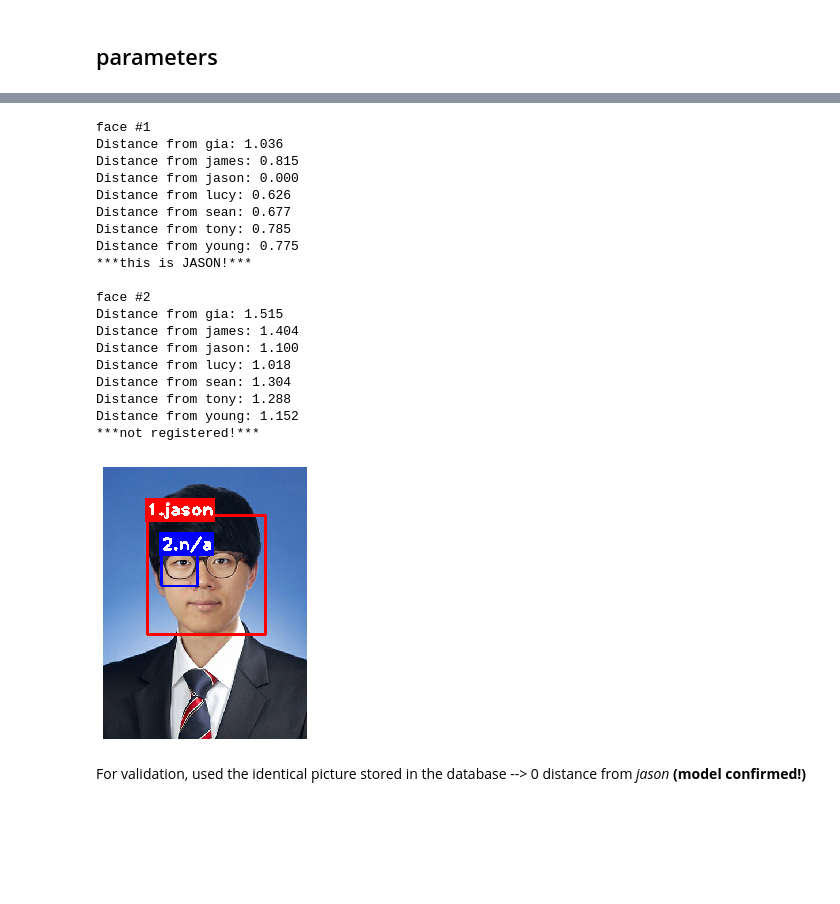
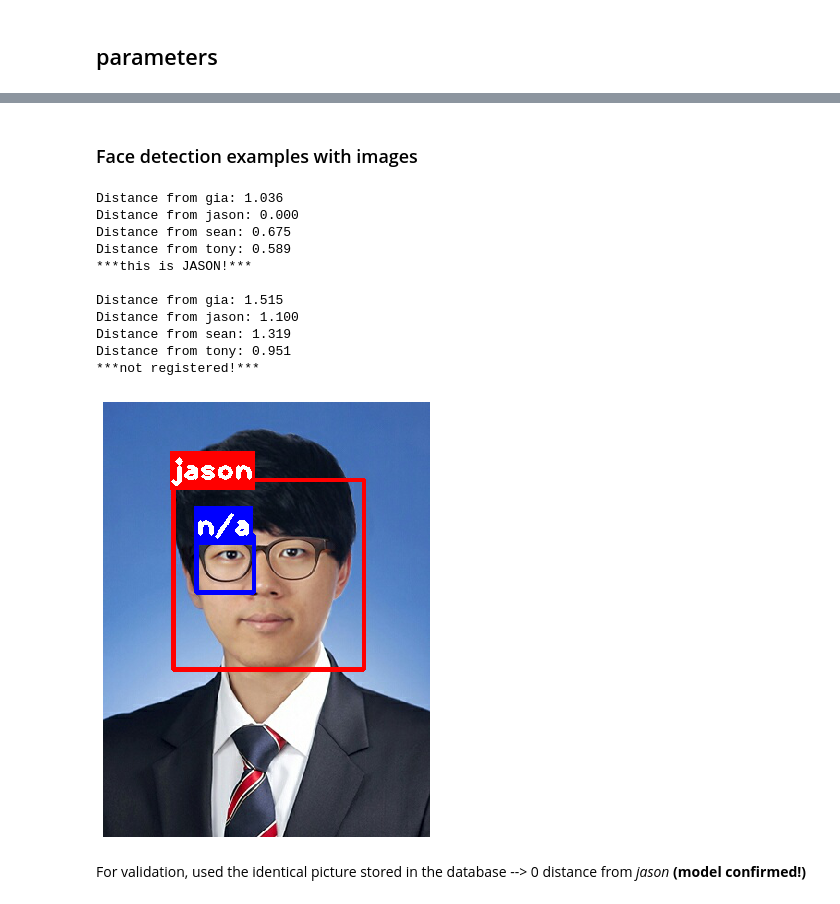
Before and after one commit to sungsujaing/TV_time_tracking_face_recognition, a Jupyter notebook: TV_time_tracking_face_recognition_v3.ipynb, the cells around one changed output, grey strips where cells are left out. Saved outputs shown, nothing was run; the diff lists cells and outputs as text; code cells hidden in the pictures; blank space fills up the shorter version.

```diff
--- a/TV_time_tracking_face_recognition_v3.ipynb
+++ b/TV_time_tracking_face_recognition_v3.ipynb
@@ -25,3 +18,9 @@ model = mo.model_openface()
 mo.load_weight_openface(model)
 # %% [markdown]
 ## parameters
+# %%
+face_cascade = cv2.CascadeClassifier('haarcascade_frontalface_default.xml')
+img_row = 96
+img_col = 96
+box_size_factor = 7.5 # bigger value allows smaller bounding box
+face_recog_thresh = 0.70
@@ -27,0 +157,34 @@ mo.load_weight_openface(model)
+# %%
+def recog_face(img,fc=face_cascade,flag='image',verbose=None):
+    '''
+    img --> BGR input
+    flag = 'image' to plot image
+    flag = 'video' to return image (used as an input for `recog_face_video`
+    '''
+    img_color = cv2.cvtColor(img, cv2.COLOR_BGR2RGB)
+    faces = detect_face(img,flag='new')
+    for (x, y, w, h) in faces:
+        cropped = img_color[y:y+h,x:x+w]
+        if verbose:
+            name_label = identify_singe_face(cropped,database_embeddings,model,verbose=True)
+        if not verbose:
+            name_label = identify_singe_face(cropped,database_embeddings,model)
+
+        text = '{}'.format(name_label)
+        (text_width, text_height) = cv2.getTextSize(text, cv2.FONT_HERSHEY_PLAIN,2,5)[0]
+        text_offset_x = x-3
+        text_offset_y = y
+        box_coords = ((text_offset_x, text_offset_y+10), (text_offset_x+text_width,text_offset_y-text_height-10))
+        if name_label == 'n/a':
+            img_color = cv2.rectangle(img_color, (x, y), (x+w, y+h), (0,0,255), 4) ## if RGB --> BLUE, if BGR --> RED
+            img_color = cv2.rectangle(img_color, box_coords[0], box_coords[1], (0,0,255), cv2.FILLED)
+        else:
+            img_color = cv2.rectangle(img_color, (x, y), (x+w, y+h), (255,0,0), 4)
+            img_color = cv2.rectangle(img_color, box_coords[0], box_coords[1], (255,0,0), cv2.FILLED)
+        img_color = cv2.putText(img_color,text,(x,y),cv2.FONT_HERSHEY_PLAIN,2,(255,255,255),3)
+    if flag == 'image':
+        plt.figure(figsize=(8,8))
+        plt.imshow(img_color)
+        plt.axis('off')
+    if flag == 'video':
+        return img_color
@@ -206,25 +266,19 @@ def face_recog(new_image,database_embeddings,model,size): # now embed_image gene
-# %%
-face_recog(db_img_jason,database_embeddings,model,5)
-# %% [output]
-face #1
-Distance from gia: 1.036
-Distance from james: 0.815
-Distance from jason: 0.000
-Distance from lucy: 0.626
-Distance from sean: 0.677
-Distance from tony: 0.785
-Distance from young: 0.775
-***this is JASON!***
-
-face #2
-Distance from gia: 1.515
-Distance from james: 1.404
-Distance from jason: 1.100
-Distance from lucy: 1.018
-Distance from sean: 1.304
-Distance from tony: 1.288
-Distance from young: 1.152
-***not registered!***
-[figure, removed]
+# %% [markdown]
+### Face detection examples with images
+# %%
+recog_face(db_img_jason,verbose=True)
+# %% [output]
+Distance from gia: 1.036
+Distance from jason: 0.000
+Distance from sean: 0.675
+Distance from tony: 0.589
+***this is JASON!***
+
+Distance from gia: 1.515
+Distance from jason: 1.100
+Distance from sean: 1.319
+Distance from tony: 0.951
+***not registered!***
+[figure, added]
 # %% [markdown]
 For validation, used the identical picture stored in the database --> 0 distance from *jason* **(model confirmed!)**
```
Also changed, not shown: parts of 42 cells of this notebook, 1 other file.
